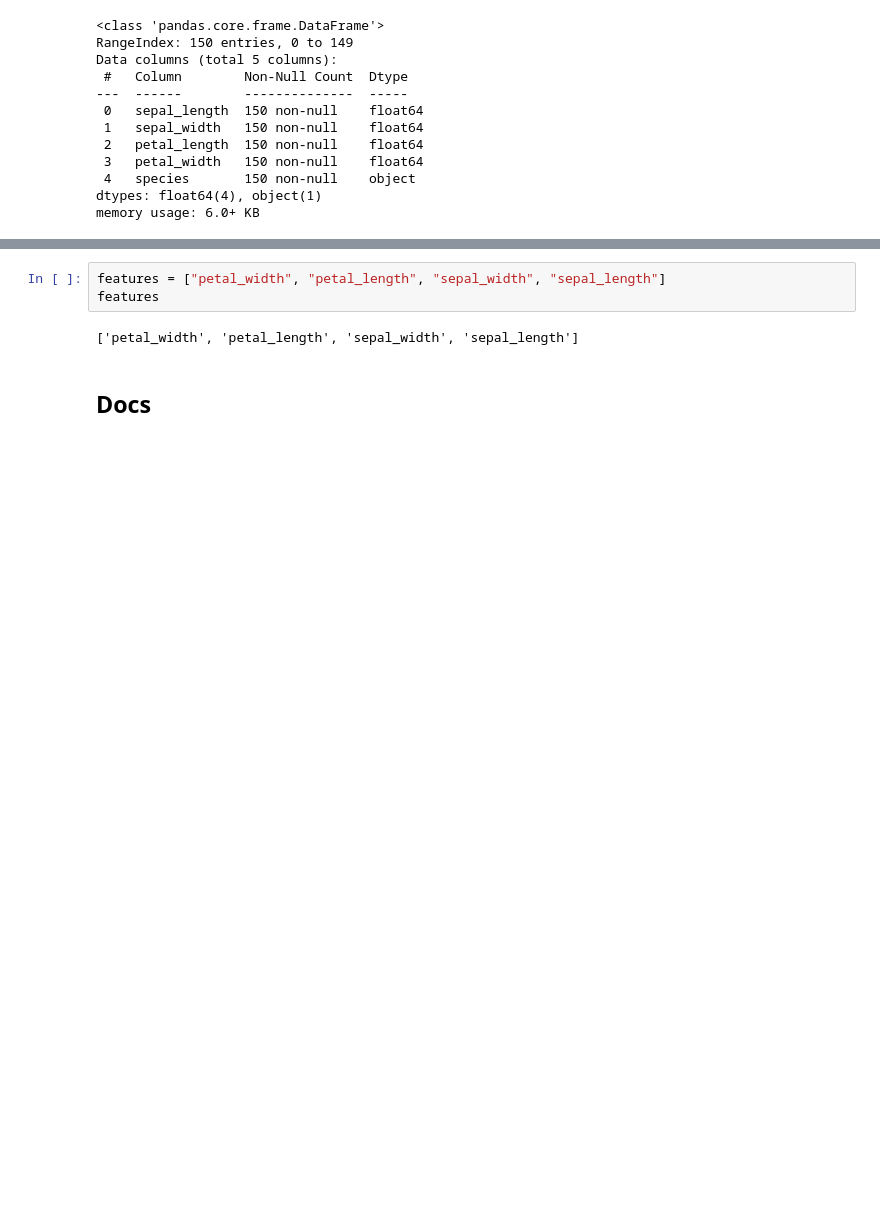
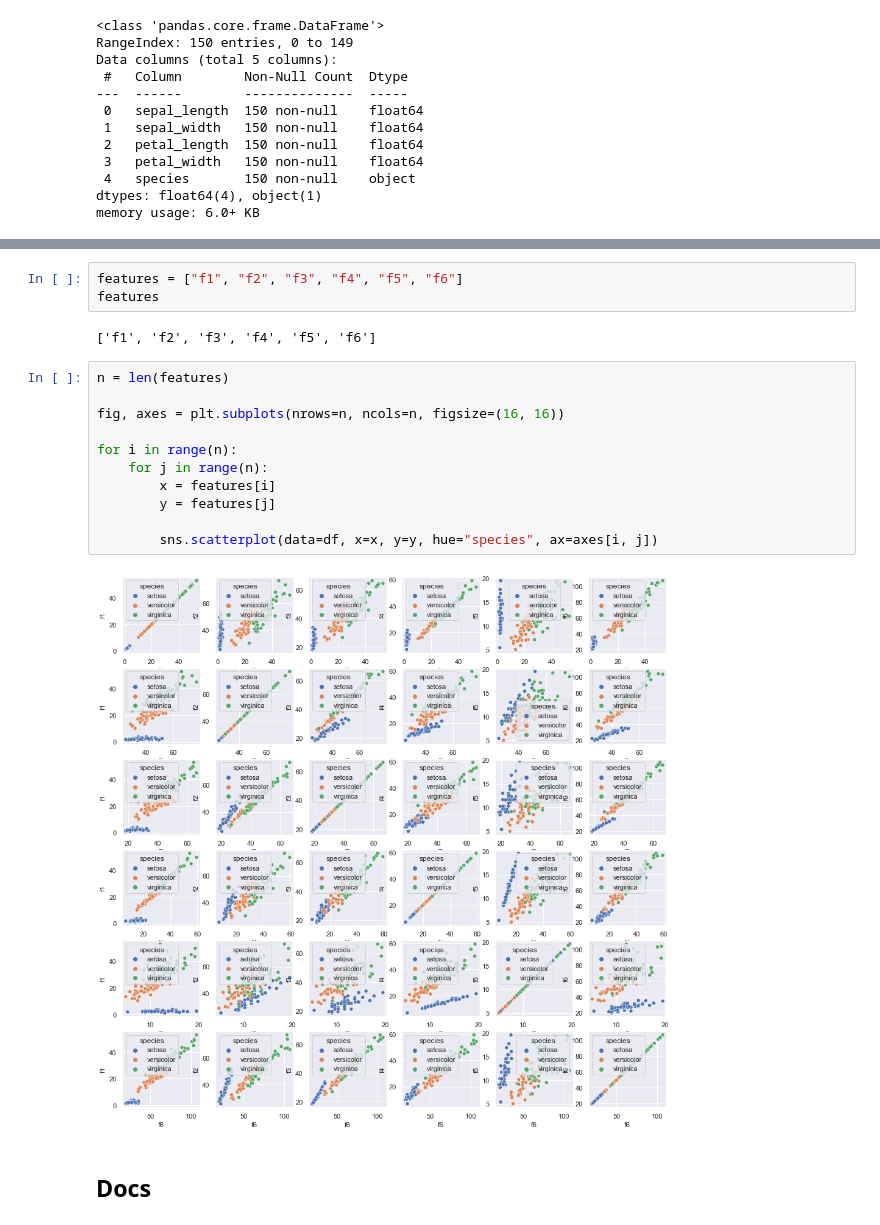
Before and after one commit to lostmygithubaccount/pl-learn, a Jupyter notebook: projects/iris/Untitled.ipynb, the cells around one changed output, grey strips where cells are left out. Saved outputs shown, nothing was run; the diff lists cells and outputs as text; blank space fills up the shorter version.

```diff
--- a/projects/iris/Untitled.ipynb
+++ b/projects/iris/Untitled.ipynb
@@ -163,8 +153,21 @@ sns.scatterplot(data=df, x="f5", y="sepal_width", hue="species")
-# %%
-features = ["petal_width", "petal_length", "sepal_width", "sepal_length"]
-features
-# %% [output]
-['petal_width', 'petal_length', 'sepal_width', 'sepal_length']
+# %%
+features = ["f1", "f2", "f3", "f4", "f5", "f6"]
+features
+# %% [output]
+['f1', 'f2', 'f3', 'f4', 'f5', 'f6']
+# %%
+n = len(features)
+
+fig, axes = plt.subplots(nrows=n, ncols=n, figsize=(16, 16))
+
+for i in range(n):
+    for j in range(n):
+        x = features[i]
+        y = features[j]
+
+        sns.scatterplot(data=df, x=x, y=y, hue="species", ax=axes[i, j])
+# %% [output]
+[figure, added]
 # %% [markdown]
 ## Docs
 # %%
```
Also changed, not shown: parts of 3 cells of this notebook.
